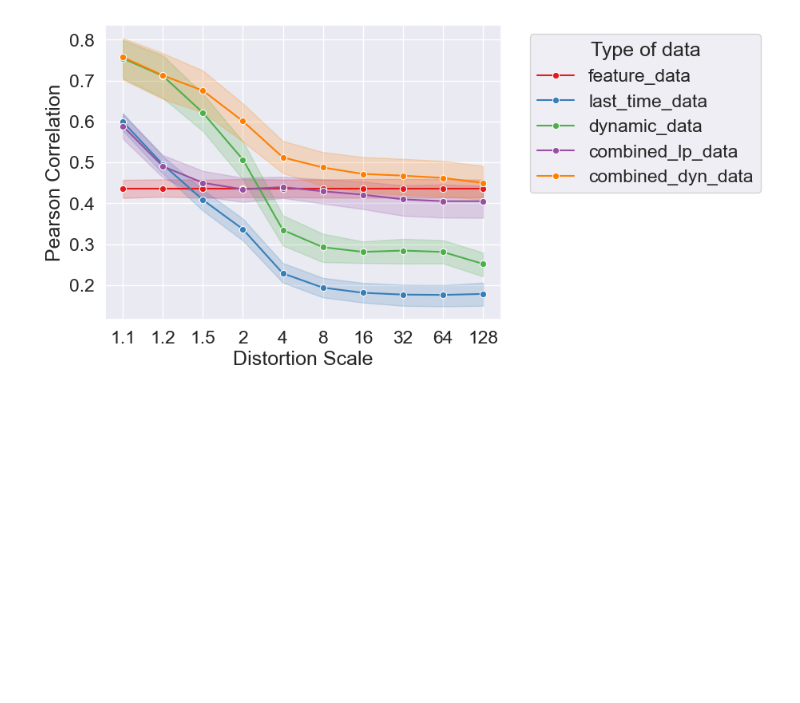
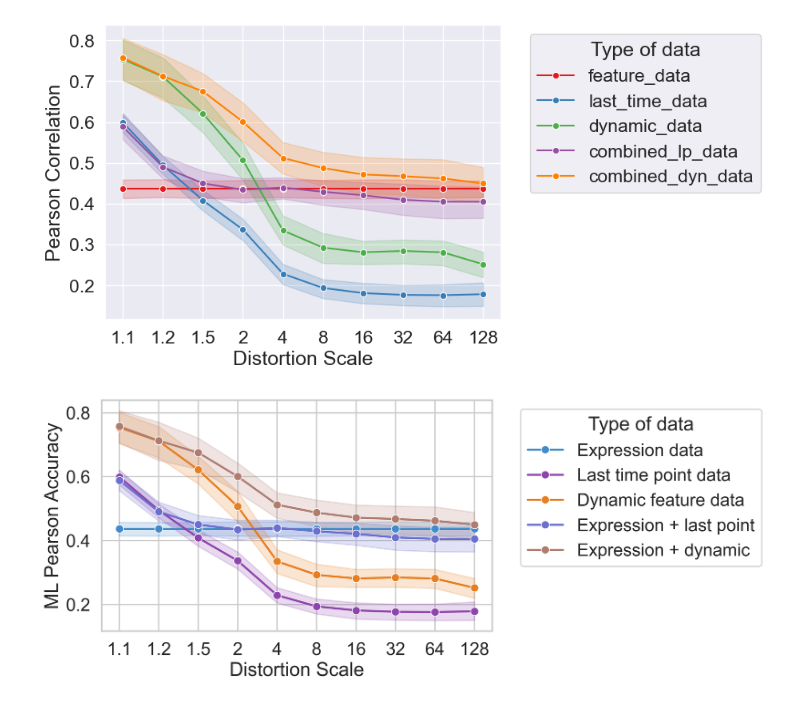
Before and after one commit to AnEvilBurrito/new-peak-project, a Jupyter notebook: src/notebooks/supplementary/s2_exp10_extended_visual.ipynb, the cells around one changed output. Cells and saved outputs as stored; diff of their text form; code cells hidden in the pictures; blank space fills up the shorter version.

```diff
--- a/src/notebooks/supplementary/s2_exp10_extended_visual.ipynb
+++ b/src/notebooks/supplementary/s2_exp10_extended_visual.ipynb
@@ -396,3 +396,58 @@ plt.legend(title='Type of data', bbox_to_anchor=(1.05, 1), loc='upper left')
 plt.show()
 # %% [output]
 [figure]
+# %%
+import matplotlib.pyplot as plt
+import seaborn as sns
+
+# Preprocess data
+plot_data = output_df.copy()
+plot_data['Feature Data'] = plot_data['Feature Data'].replace({
+    'feature_data': 'Expression data',
+    'last_time_data': 'Last time point data',
+    'dynamic_data': 'Dynamic feature data',
+    'combined_lp_data': 'Expression + last point',
+    'combined_dyn_data': 'Expression + dynamic',
+    'combined expression + last time point': 'Expression + last point',
+    'combined expression + dynamic feature': 'Expression + dynamic'
+})
+
+
+# Define the custom color palette
+color_map = {
+    'Expression data': '#428bca',
+    'Last time point data': '#8e44ad',
+    'Dynamic feature data': '#e67e22',
+    'Expression + last point': '#6b6fcf',
+    'Expression + dynamic': '#b07c6f'
+}
+
+# Set up plot appearance
+plt.figure(figsize=(12, 5), dpi=300)
+sns.set_style("whitegrid", {"font": "Arial"})
+sns.set_context("talk", font_scale=1.2)
+
+# Plot the line chart using the color map
+sns.lineplot(
+    data=plot_data,
+    x='Distortion Scale',
+    y='Pearson Correlation',
+    hue='Feature Data',
+    palette=color_map,
+    marker='o'
+)
+
+# Rotate x-axis labels
+plt.xticks(rotation=0)
+
+plt.ylabel('ML Pearson Accuracy')
+plt.xlabel('Distortion Scale')
+
+
+# Legend to the right
+plt.legend(title='Type of data', bbox_to_anchor=(1.05, 1), loc='upper left')
+
+plt.tight_layout()
+plt.show()
+# %% [output]
+[figure, added]
```
Also changed, not shown: parts of 3 cells of this notebook, 8 other files.
